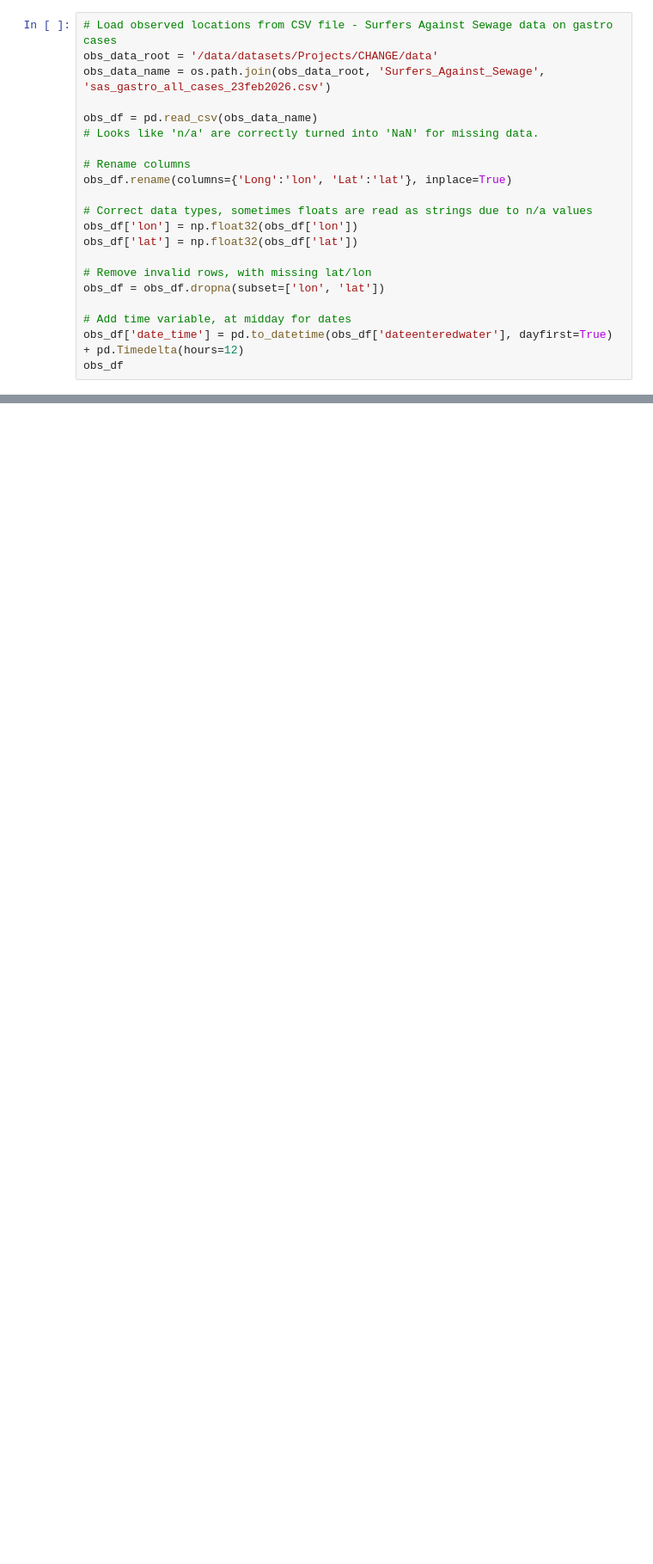
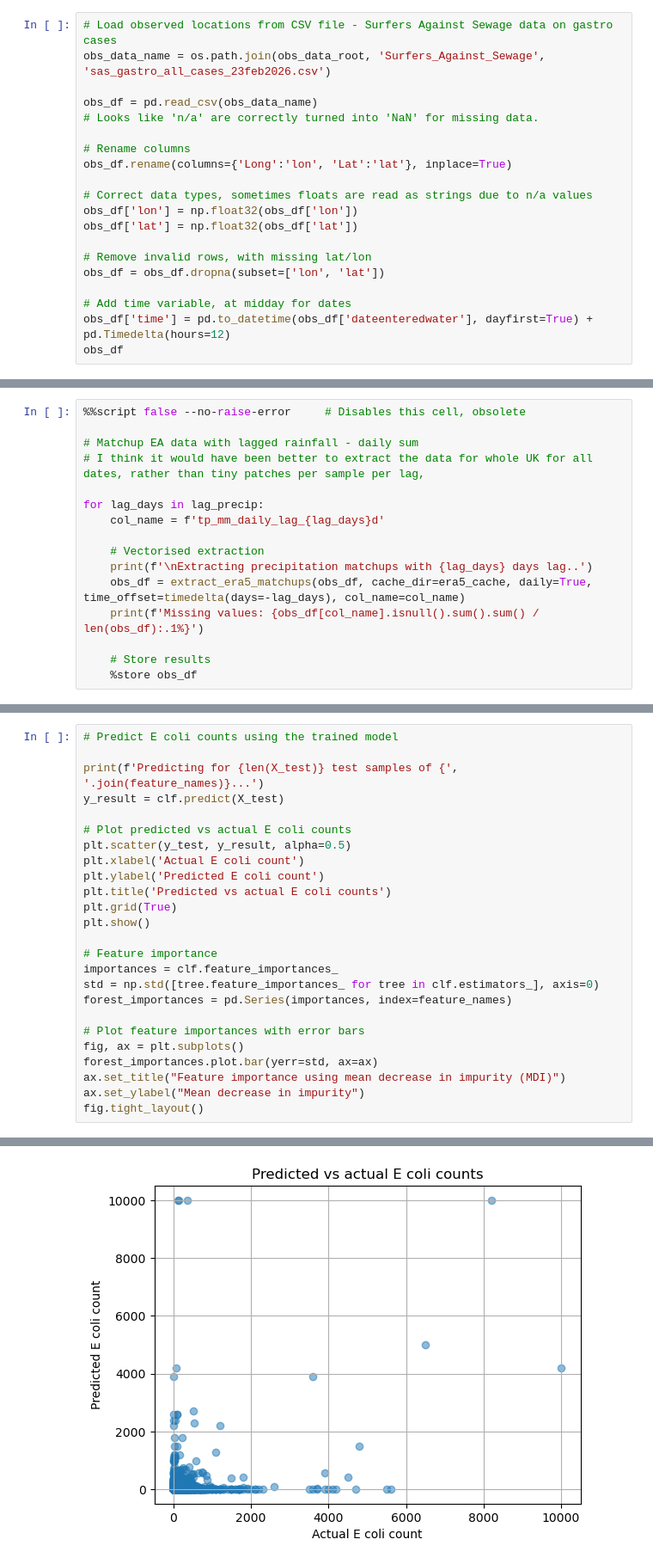
Before and after one commit to ESA-CHANGE/CCI-Health-EColi-UK, a Jupyter notebook: notebooks/change_random_forest.ipynb, the cells around one changed output, grey strips where cells are left out. Shown at 86% size. Cells and saved outputs as stored; diff of their text form; blank space fills up the shorter version.

```diff
--- a/notebooks/change_random_forest.ipynb
+++ b/notebooks/change_random_forest.ipynb
@@ -89,6 +680,5 @@ array([-179.975, -179.925, -179.875, ..., 179.875, 179.925, 179.975], shape=(720
 # %%
 # Load observed locations from CSV file - Surfers Against Sewage data on gastro cases
-obs_data_root = '/data/datasets/Projects/CHANGE/data'
 obs_data_name = os.path.join(obs_data_root, 'Surfers_Against_Sewage', 'sas_gastro_all_cases_23feb2026.csv')
 
 obs_df = pd.read_csv(obs_data_name)
@@ -105,5 +695,5 @@ obs_df['lat'] = np.float32(obs_df['lat'])
 obs_df = obs_df.dropna(subset=['lon', 'lat'])
 
 # Add time variable, at midday for dates
-obs_df['date_time'] = pd.to_datetime(obs_df['dateenteredwater'], dayfirst=True) + pd.Timedelta(hours=12)
+obs_df['time'] = pd.to_datetime(obs_df['dateenteredwater'], dayfirst=True) + pd.Timedelta(hours=12)
 obs_df
@@ -276,0 +971,16 @@ obs_df.to_csv(out_data_name)
+# %%
+%%script false --no-raise-error     # Disables this cell, obsolete
+
+# Matchup EA data with lagged rainfall - daily sum
+# I think it would have been better to extract the data for whole UK for all dates, rather than tiny patches per sample per lag,
+
+for lag_days in lag_precip:
+    col_name = f'tp_mm_daily_lag_{lag_days}d'
+
+    # Vectorised extraction
+    print(f'\nExtracting precipitation matchups with {lag_days} days lag..')
+    obs_df = extract_era5_matchups(obs_df, cache_dir=era5_cache, daily=True, time_offset=timedelta(days=-lag_days), col_name=col_name)
+    print(f'Missing values: {obs_df[col_name].isnull().sum().sum() / len(obs_df):.1%}')
+
+    # Store results
+    %store obs_df
@@ -321,0 +1347,26 @@ plt.show()
+# %%
+# Predict E coli counts using the trained model
+
+print(f'Predicting for {len(X_test)} test samples of {', '.join(feature_names)}...')
+y_result = clf.predict(X_test)
+
+# Plot predicted vs actual E coli counts
+plt.scatter(y_test, y_result, alpha=0.5)
+plt.xlabel('Actual E coli count')
+plt.ylabel('Predicted E coli count')
+plt.title('Predicted vs actual E coli counts')
+plt.grid(True)
+plt.show()
+
+# Feature importance
+importances = clf.feature_importances_
+std = np.std([tree.feature_importances_ for tree in clf.estimators_], axis=0)
+forest_importances = pd.Series(importances, index=feature_names)
+
+# Plot feature importances with error bars
+fig, ax = plt.subplots()
+forest_importances.plot.bar(yerr=std, ax=ax)
+ax.set_title("Feature importance using mean decrease in impurity (MDI)")
+ax.set_ylabel("Mean decrease in impurity")
+fig.tight_layout()
+# %% [output]
@@ -321,0 +1374 @@ plt.show()
+[figure, added]
```
Also changed, not shown: parts of 65 cells of this notebook, 1 other file.
